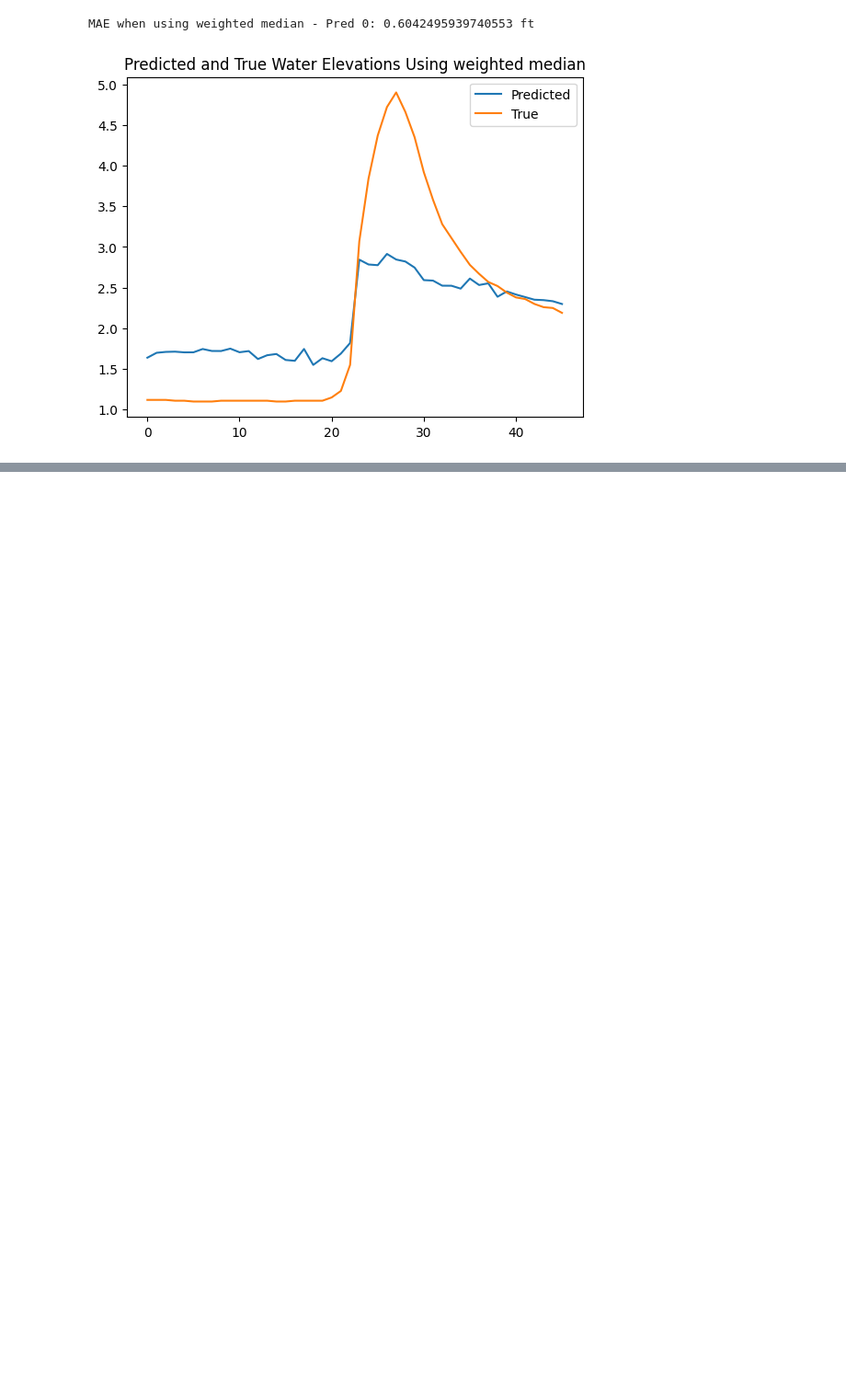
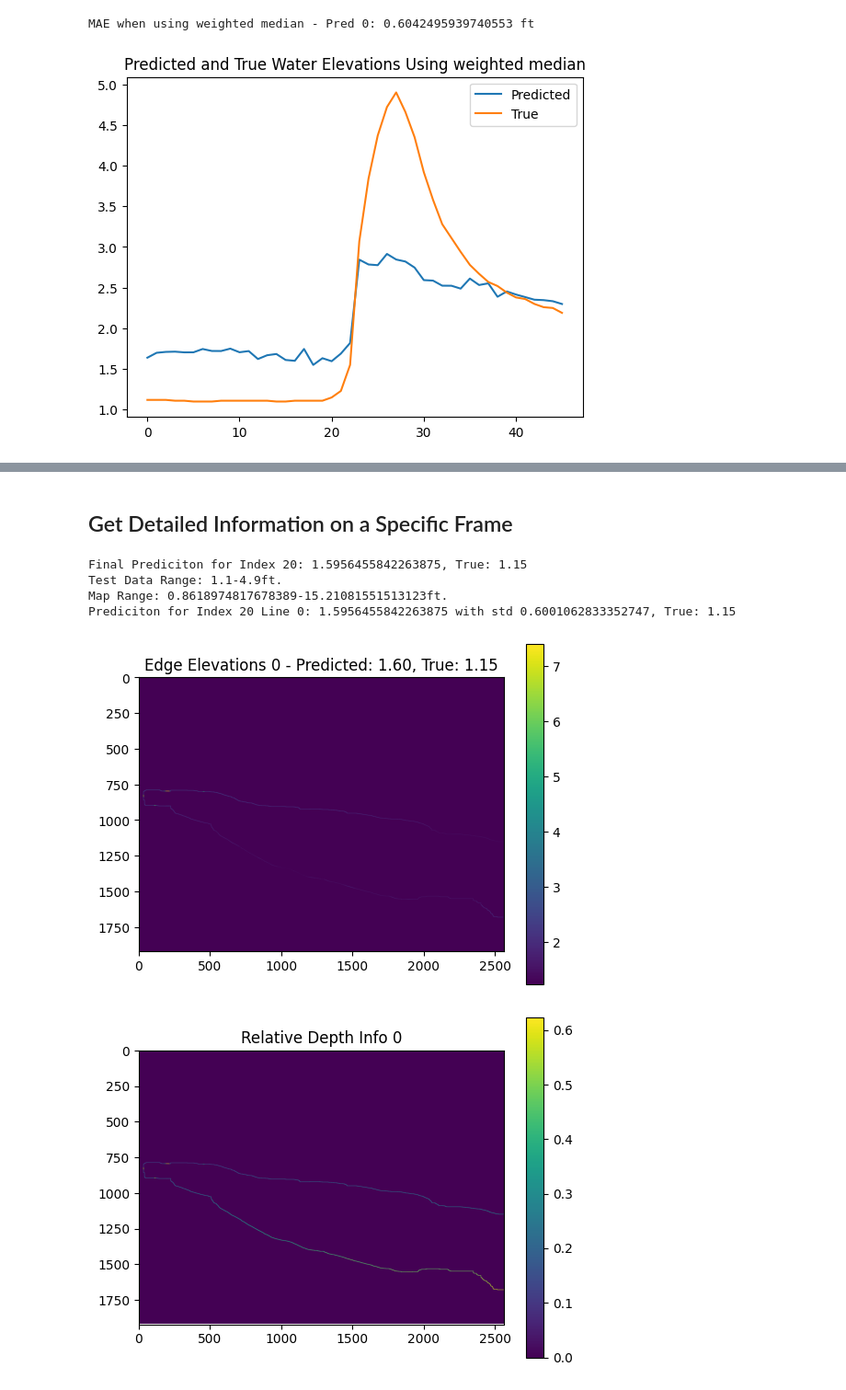
Before and after one commit to Water-Imagery-Sensing/water-level-est-v1, a Jupyter notebook: notebooks/05_map_to_prediction.ipynb, the cells around one changed output, grey strips where cells are left out. Shown at 92% size. Drawn from its saved outputs; the diff is of its cells as text; code cells hidden in the pictures; blank space fills up the shorter version.

Commit message:
Updated Documentaiton and figures

```diff
--- a/notebooks/05_map_to_prediction.ipynb
+++ b/notebooks/05_map_to_prediction.ipynb
@@ -459,0 +469,11 @@ Prediciton for Index 27: 2.3946348300692986 with std 0.602977477679237, True: 4.
+# %% [markdown]
+## Get Detailed Information on a Specific Frame
+# %%
+get_specific_est_info(20, elevation_map, rel_depth_map, df, images_dir, masks_dir, method)
+# %% [output]
+Final Prediciton for Index 20: 1.5956455842263875, True: 1.15
+Test Data Range: 1.1-4.9ft.
+Map Range: 0.8618974817678389-15.21081551513123ft.
+Prediciton for Index 20 Line 0: 1.5956455842263875 with std 0.6001062833352747, True: 1.15
+[figure, added]
+[figure, added]
```
Also changed, not shown: parts of 10 cells of this notebook, 1 other file.
